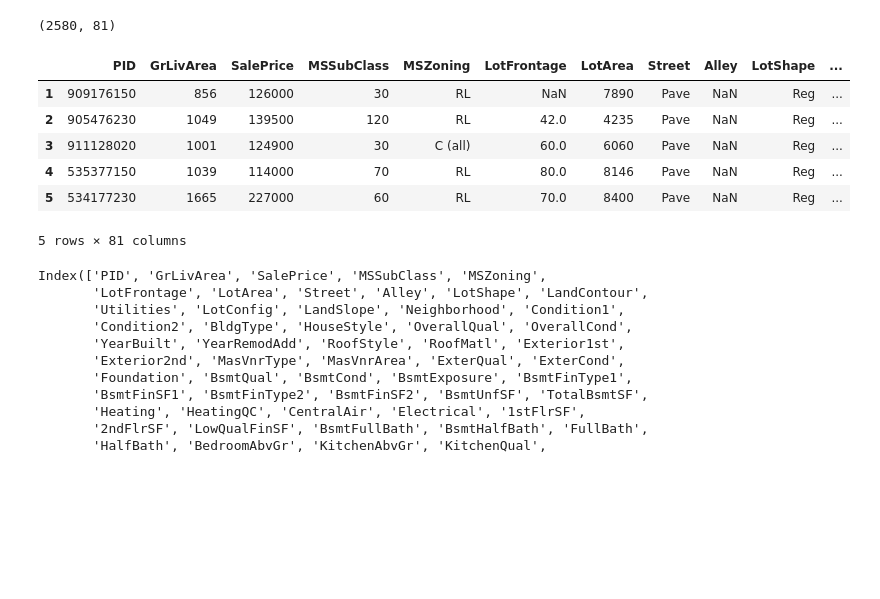
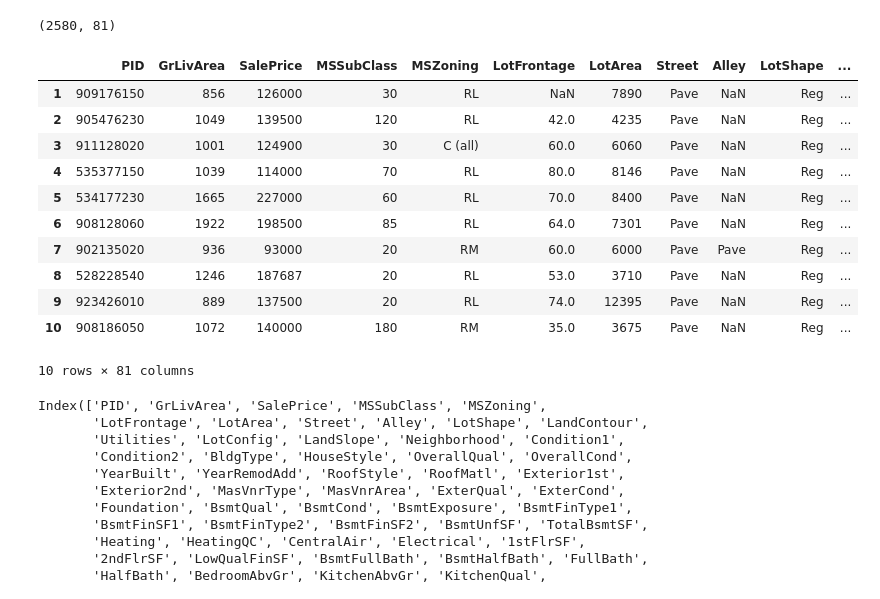
Before and after one commit to mobrien829/ames-ml-project, a Jupyter notebook: Tam's Folder/Ames Project.ipynb, the cells around one changed output. Cells and saved outputs as stored; diff of their text form; code cells hidden in the pictures; blank space fills up the shorter version.

```diff
--- a/Tam's Folder/Ames Project.ipynb
+++ b/Tam's Folder/Ames Project.ipynb
@@ -24,15 +24,20 @@ housing.shape
 # %% [output]
 (2580, 81)
 # %%
-housing.head()
+housing.head(10)
 # %% [output]
 |  | PID | GrLivArea | SalePrice | MSSubClass | MSZoning | LotFrontage | LotArea | Street | Alley | LotShape | ... |
 | 1 | 909176150 | 856 | 126000 | 30 | RL | NaN | 7890 | Pave | NaN | Reg | ... |
 | 2 | 905476230 | 1049 | 139500 | 120 | RL | 42.0 | 4235 | Pave | NaN | Reg | ... |
 | 3 | 911128020 | 1001 | 124900 | 30 | C (all) | 60.0 | 6060 | Pave | NaN | Reg | ... |
 | 4 | 535377150 | 1039 | 114000 | 70 | RL | 80.0 | 8146 | Pave | NaN | Reg | ... |
 | 5 | 534177230 | 1665 | 227000 | 60 | RL | 70.0 | 8400 | Pave | NaN | Reg | ... |
+| 6 | 908128060 | 1922 | 198500 | 85 | RL | 64.0 | 7301 | Pave | NaN | Reg | ... |
+| 7 | 902135020 | 936 | 93000 | 20 | RM | 60.0 | 6000 | Pave | Pave | Reg | ... |
+| 8 | 528228540 | 1246 | 187687 | 20 | RL | 53.0 | 3710 | Pave | NaN | Reg | ... |
+| 9 | 923426010 | 889 | 137500 | 20 | RL | 74.0 | 12395 | Pave | NaN | Reg | ... |
+| 10 | 908186050 | 1072 | 140000 | 180 | RM | 35.0 | 3675 | Pave | NaN | Reg | ... |
-5 rows × 81 columns
+10 rows × 81 columns
 # %%
 housing.columns
 # %% [output]
```
Also changed, not shown: parts of 12 cells of this notebook, 2 other files.
